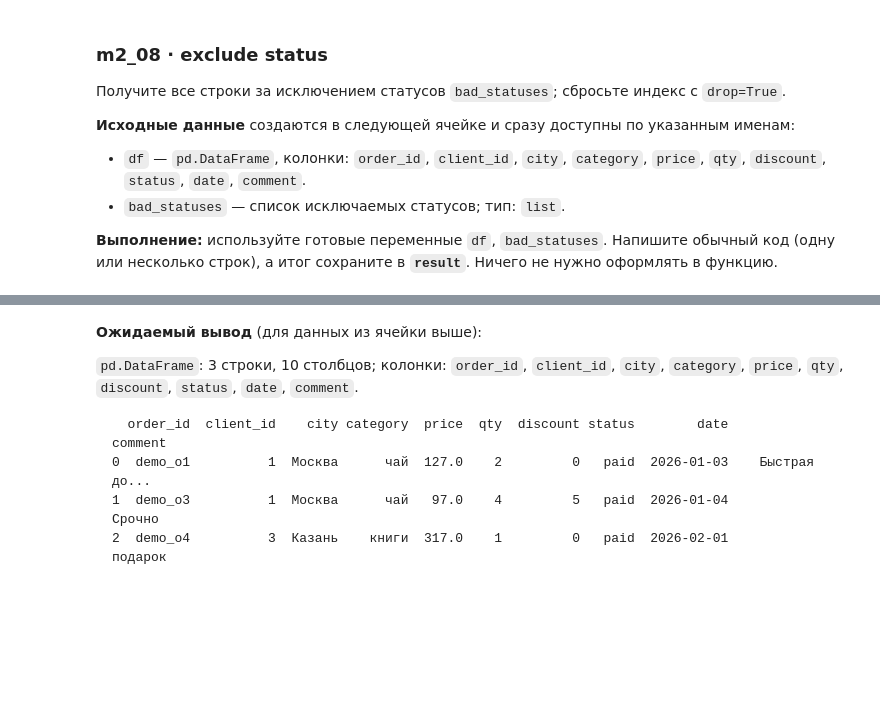
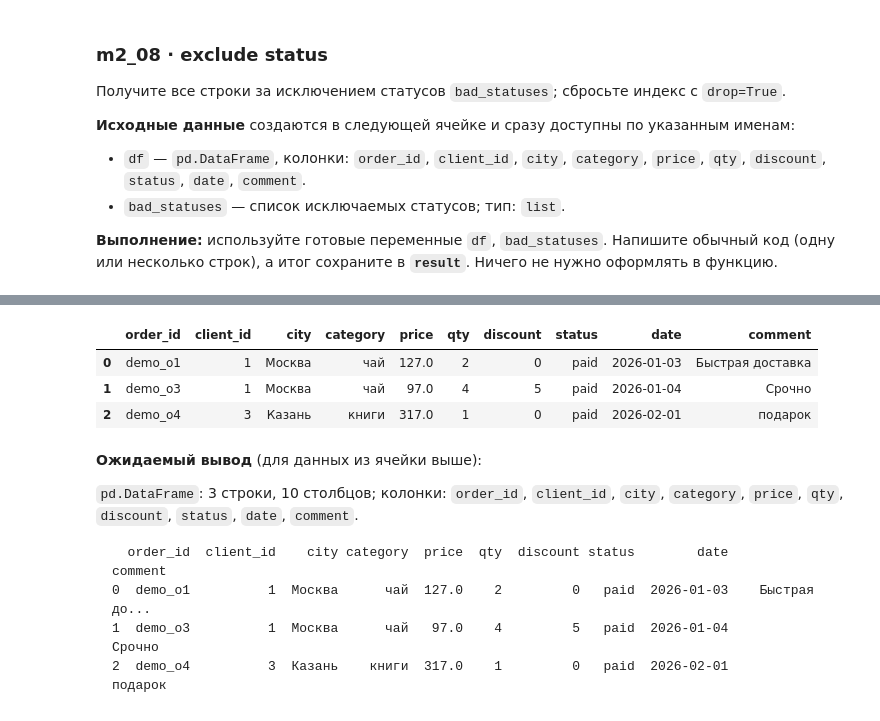
Before and after one commit to TAHA8881/pandas_training_m, a Jupyter notebook: module_02/02_boolean_filtering.ipynb, the cells around one changed output, grey strips where cells are left out. Cells and saved outputs as stored; diff of their text form; code cells hidden in the pictures; blank space fills up the shorter version.

```diff
--- a/module_02/02_boolean_filtering.ipynb
+++ b/module_02/02_boolean_filtering.ipynb
@@ -219,9 +289,14 @@ _expected_m2_08 = expected_for("m2_08", df=df, bad_statuses=bad_statuses)
 # %%
 # m2_08: напишите решение прямо здесь. Функции создавать НЕ нужно.
 # Используйте переменные: df, bad_statuses
 # Сохраните конечный результат в переменную result.
-result = None  # замените этой строкой/своим кодом
+result = df.loc[(~df['status'].isin(bad_statuses))].reset_index(drop=True)   # замените этой строкой/своим кодом
 result
+# %% [output]
+|  | order_id | client_id | city | category | price | qty | discount | status | date | comment |
+| 0 | demo_o1 | 1 | Москва | чай | 127.0 | 2 | 0 | paid | 2026-01-03 | Быстрая доставка |
+| 1 | demo_o3 | 1 | Москва | чай | 97.0 | 4 | 5 | paid | 2026-01-04 | Срочно |
+| 2 | demo_o4 | 3 | Казань | книги | 317.0 | 1 | 0 | paid | 2026-02-01 | подарок |
 # %% [markdown]
 **Ожидаемый вывод** (для данных из ячейки выше):
 
```
Also changed, not shown: parts of 18 cells of this notebook.
